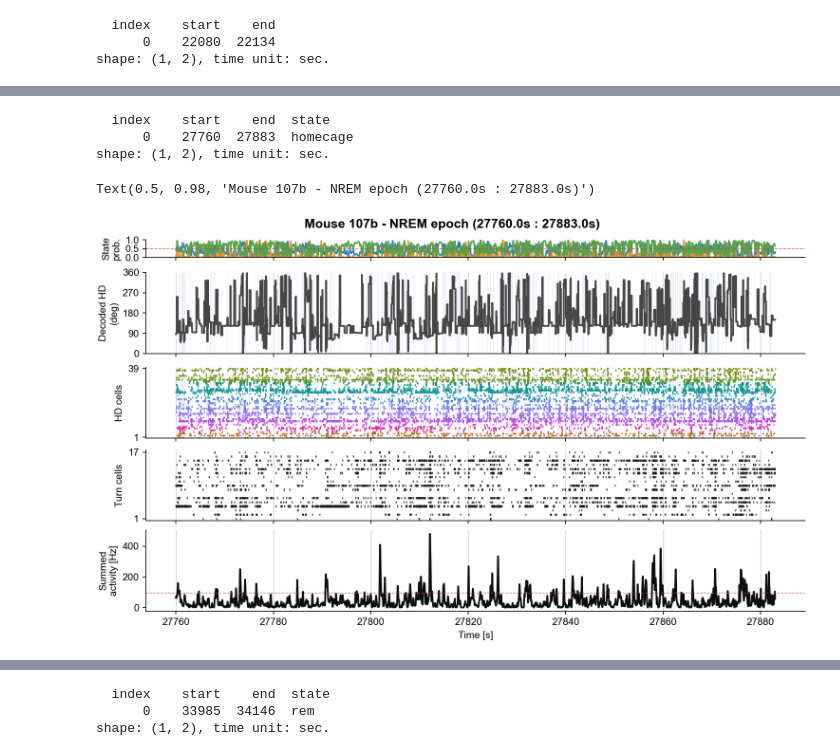
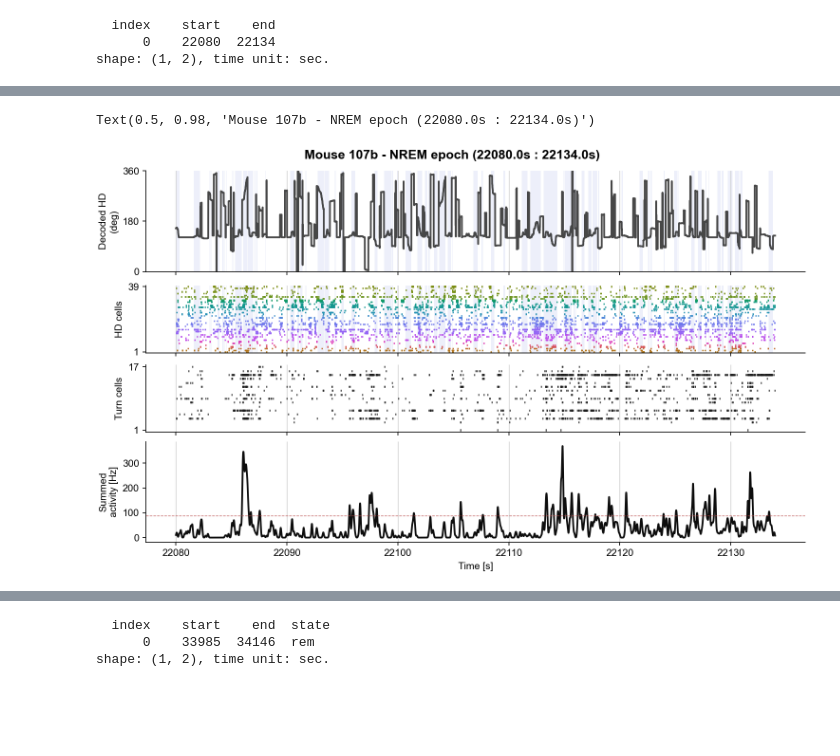
Before and after one commit to Senzai-Lab/nrem_analysis, a Jupyter notebook: notebooks/dual_recordings/visualize.ipynb, the cells around one changed output, grey strips where cells are left out. Cells and saved outputs as stored; diff of their text form; code cells hidden in the pictures; blank space fills up the shorter version.

```diff
--- a/notebooks/dual_recordings/visualize.ipynb
+++ b/notebooks/dual_recordings/visualize.ipynb
@@ -27,20 +27,10 @@ turn_units      = nap.load_file(PROCESSED_DIR / "dual" / mouse_id / "turn_units.
 head_direction  = nap.load_file(PROCESSED_DIR / "dual" / mouse_id / "head_direction.npz")
 hd_units        = nap.load_file(PROCESSED_DIR / "dual" / mouse_id / "hd_units.npz")
 session         = nap.load_file(PROCESSED_DIR / "dual" / mouse_id / "session.npz")
+virtual_hds      = nap.load_file(PROCESSED_DIR / "dual" / mouse_id / "virtual_hd.npz")
+states          = nap.load_file(PROCESSED_DIR / "dual" / mouse_id / "virtual_states.npz")
 
 nrem            = sleep[sleep['state'] == 'nrem'].intersect(session[session['state'] == 'homecage'])
-virtual_hds     = []
-states          = []
-
-for i, ep in enumerate(nrem):
-    decoded = nap.load_file(data_dir / f"{mouse_id}_{i}.npz")
-    vh = nap.Tsd(t=decoded.t, d=decoded.values[:, 3])
-    states_i = nap.TsdFrame(t=decoded.t, d=decoded.values[:, :3], columns=STATE_NAMES)
-    virtual_hds.append(vh)
-    states.append(states_i)
-
-virtual_hds = np.concatenate(virtual_hds)
-states = np.concatenate(states)
 # %% [markdown]
 ### Compute preferred angle of HD cells
 # %%
@@ -64,3 +54,6 @@ ep
   index    start    end
       0    22080  22134
 shape: (1, 2), time unit: sec.
+# %%
+ep = nrem.intersect(session[session['state'] == 'homecage'])[12]
+print(ep)
@@ -67,13 +64,11 @@ shape: (1, 2), time unit: sec.
 # %%
-ep = nrem.intersect(session[session['state'] == 'homecage'])[60
-                                                             ]
-print(ep)
-
 hd_spikes = hd_units.restrict(ep)
 turn_spikes = turn_units.restrict(ep)
 virtual_hd = virtual_hds.restrict(ep)
 state = states.restrict(ep)
 cont_ep = state['continuous'].threshold(0.5).time_support
+# cont_ep = cont_ep.merge_close_intervals(10, time_units='ms')
+# cont_ep = cont_ep.drop_short_intervals(10, time_units='ms')
 
 pop_vector = turn_spikes.count(bin_size=0.001).sum(axis=1)
 pop_vector = pop_vector / 0.001
@@ -85,16 +80,12 @@ turn_units_ids = turn_units_ids[np.argsort([turn_units['turn_index'][n].item() f
 
 hd_unit_ids = np.array(hd_spikes.keys())
 hd_unit_ids = hd_unit_ids[np.argsort([pref_angle[n].item() for n in hd_unit_ids])]
-# %% [output]
-  index    start    end  state
-      0    27760  27883  homecage
-shape: (1, 2), time unit: sec.
 # %%
 f, ax = plt.subplots(
-    5, 1,
+    4, 1,
     figsize=(10, 6),
     sharex=True,
-    gridspec_kw={"height_ratios": [0.5, 2.3, 2, 2, 2.3]},
+    gridspec_kw={"height_ratios": [1.5, 1, 1, 1.5]},
 )
 state_colors = {
     "continuous": "#2C7FB8",
@@ -110,30 +101,20 @@ for a in ax:
     a.grid(axis="x", color="0.8", linewidth=0.7)
     a.set_axisbelow(True)
 
-# State probabilities
-for col in state.columns:
-    ax[0].plot(state[col], color=state_colors[col], linewidth=1.5, label=col)
-
-ax[0].axhline(0.5, color=threshold_color, linestyle="--", linewidth=0.8, alpha=0.8)
-ax[0].set_ylim(0, 1)
-ax[0].set_yticks([0, 0.5, 1])
-ax[0].set_ylabel("State\nprob.")
-# ax[0].legend(loc="upper left", ncols=3, frameon=True)
-
 # Virtual HD trace only
-ax[1].plot(
+ax[0].plot(
     virtual_hd,
     color="0.20",
     alpha=0.9,
     linewidth=1.8,
 )
-ax[1].set_ylabel("Decoded HD\n(deg)")
-ax[1].set_ylim(0, 360)
-ax[1].set_yticks([0, 90, 180, 270, 360])
+ax[0].set_ylabel("Decoded HD\n(deg)")
+ax[0].set_ylim(0, 360)
+ax[0].set_yticks([0, 180, 360])
 
 for row, uid in enumerate(hd_unit_ids, start=1):
     pa = pref_angle[uid].item()
-    ax[2].eventplot(
+    ax[1].eventplot(
         hd_spikes[uid].index,
         lineoffsets=row,
         linelengths=0.9,
@@ -142,13 +123,13 @@ for row, uid in enumerate(hd_unit_ids, start=1):
         alpha=0.95,
     )
 
-ax[2].set_ylabel("HD cells")
-ax[2].set_ylim(0.5, len(hd_unit_ids) + 0.5)
-ax[2].set_yticks([1, len(hd_unit_ids)])
+ax[1].set_ylabel("HD cells")
+ax[1].set_ylim(0.5, len(hd_unit_ids) + 0.5)
+ax[1].set_yticks([1, len(hd_unit_ids)])
 
 # Shared continuous-state shading
 for cep in cont_ep:
-    for a in ax[:3]:
+    for a in ax[:2]:
         a.axvspan(
             cep.start.item(),
             cep.end.item(),
@@ -159,40 +140,40 @@ for cep in cont_ep:
         )
 
 
 # Turn-cell raster
 for row, uid in enumerate(turn_units_ids, start=1):
-    ax[3].eventplot(
+    ax[2].eventplot(
         turn_spikes[uid].index,
         lineoffsets=row,
         linelengths=0.5,
         linewidths=1.2,
         colors="0.10",
         alpha=0.8,
     )
 
-ax[3].set_ylabel("Turn cells")
-ax[3].set_ylim(0.5, len(turn_units) + 0.5)
-ax[3].set_yticks([1, len(turn_units)])
+ax[2].set_ylabel("Turn cells")
+ax[2].set_ylim(0.5, len(turn_units) + 0.5)
+ax[2].set_yticks([1, len(turn_units)])
 
 # Population activity
-ax[4].plot(pop_vector, color="0.05", linewidth=1.8)
-ax[4].axhline(
+ax[3].plot(pop_vector, color="0.05", linewidth=1.8)
+ax[3].axhline(
     pop_vector.mean() + pop_vector.std(),
     color=threshold_color,
     linestyle="--",
     linewidth=0.7,
     alpha=0.8,
 )
-ax[4].set_ylabel("Summed\nactivity [Hz]")
-ax[4].set_xlabel("Time [s]")
+ax[3].set_ylabel("Summed\nactivity [Hz]")
+ax[3].set_xlabel("Time [s]")
 
 f.suptitle(
     f"Mouse {mouse_id} - NREM epoch ({ep.start[0]:.1f}s : {ep.end[-1]:.1f}s)",
     fontsize=13,
     fontweight="bold",
 )
 
 # plt.savefig(save_dir / "snapshot_nrem1.png")
 # %% [output]
-Text(0.5, 0.98, 'Mouse 107b - NREM epoch (27760.0s : 27883.0s)')
+Text(0.5, 0.98, 'Mouse 107b - NREM epoch (22080.0s : 22134.0s)')
-[figure, old version]
+[figure, new version]
```
Also changed, not shown: parts of 4 cells of this notebook.
